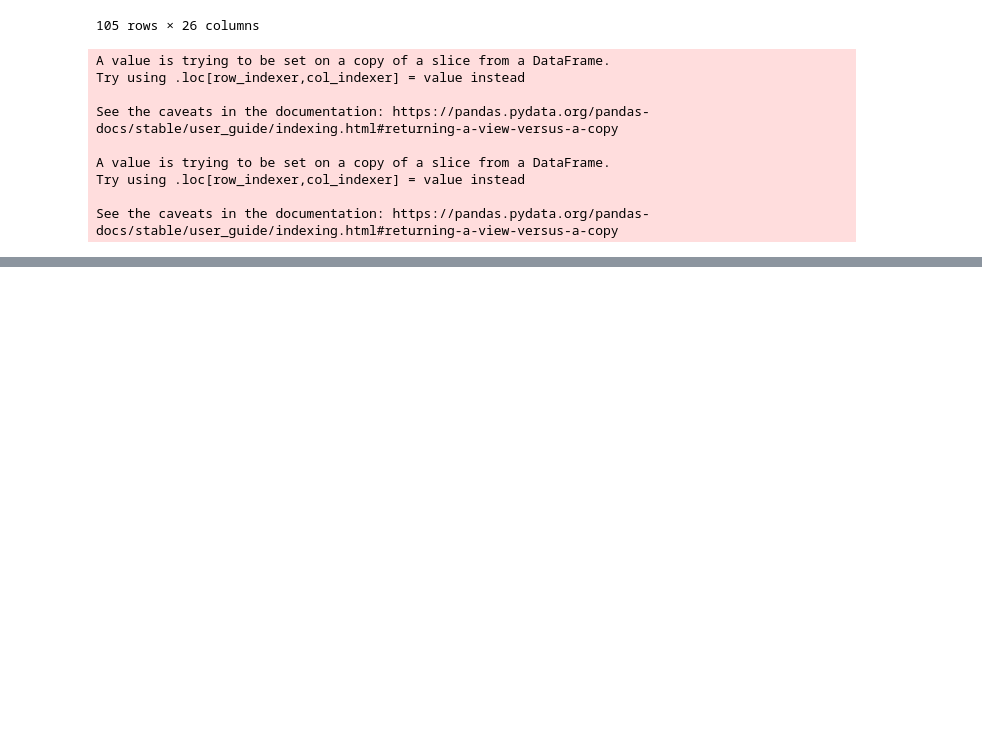
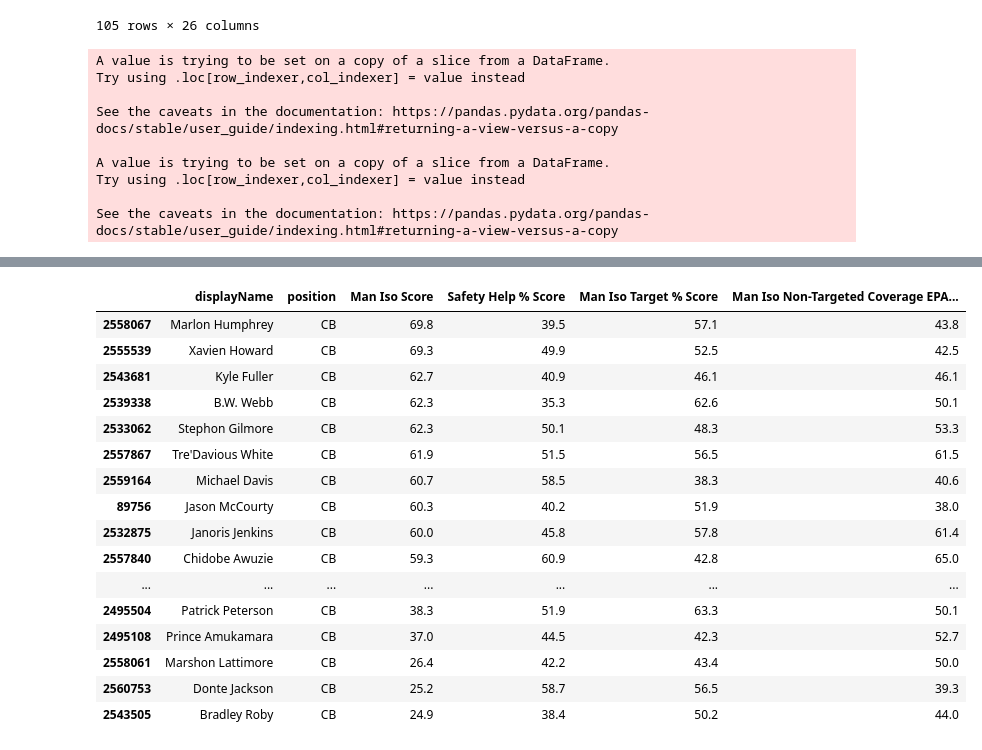
Before and after one commit to jhowenstein/nfl-big-data, a Jupyter notebook: notebooks/analysis/CB - Man Coverage Performance Evaluation.ipynb, the cells around one changed output, grey strips where cells are left out. Saved outputs shown, nothing was run; the diff lists cells and outputs as text; code cells hidden in the pictures; blank space fills up the shorter version.

```diff
--- a/notebooks/analysis/CB - Man Coverage Performance Evaluation.ipynb
+++ b/notebooks/analysis/CB - Man Coverage Performance Evaluation.ipynb
@@ -331,0 +342,21 @@ man_iso_df[['displayName','position','Man Iso Score','Safety Help % Score','Man
+# %%
+display_man_iso_df_summary = pd.concat([display_man_iso_df.head(10),display_man_iso_df.tail(10)])
+display_man_iso_df_summary
+# %% [output]
+|  | displayName | position | Man Iso Score | Safety Help % Score | Man Iso Target % Score | Man Iso Non-Targeted Coverage EPA... |
+| 2558067 | Marlon Humphrey | CB | 69.8 | 39.5 | 57.1 | 43.8 |
+| 2555539 | Xavien Howard | CB | 69.3 | 49.9 | 52.5 | 42.5 |
+| 2543681 | Kyle Fuller | CB | 62.7 | 40.9 | 46.1 | 46.1 |
+| 2539338 | B.W. Webb | CB | 62.3 | 35.3 | 62.6 | 50.1 |
+| 2533062 | Stephon Gilmore | CB | 62.3 | 50.1 | 48.3 | 53.3 |
+| 2557867 | Tre'Davious White | CB | 61.9 | 51.5 | 56.5 | 61.5 |
+| 2559164 | Michael Davis | CB | 60.7 | 58.5 | 38.3 | 40.6 |
+| 89756 | Jason McCourty | CB | 60.3 | 40.2 | 51.9 | 38.0 |
+| 2532875 | Janoris Jenkins | CB | 60.0 | 45.8 | 57.8 | 61.4 |
+| 2557840 | Chidobe Awuzie | CB | 59.3 | 60.9 | 42.8 | 65.0 |
+| ... | ... | ... | ... | ... | ... | ... |
+| 2495504 | Patrick Peterson | CB | 38.3 | 51.9 | 63.3 | 50.1 |
+| 2495108 | Prince Amukamara | CB | 37.0 | 44.5 | 42.3 | 52.7 |
+| 2558061 | Marshon Lattimore | CB | 26.4 | 42.2 | 43.4 | 50.0 |
+| 2560753 | Donte Jackson | CB | 25.2 | 58.7 | 56.5 | 39.3 |
+| 2543505 | Bradley Roby | CB | 24.9 | 38.4 | 50.2 | 44.0 |
```
Also changed, not shown: parts of 14 cells of this notebook, 9 other files.
